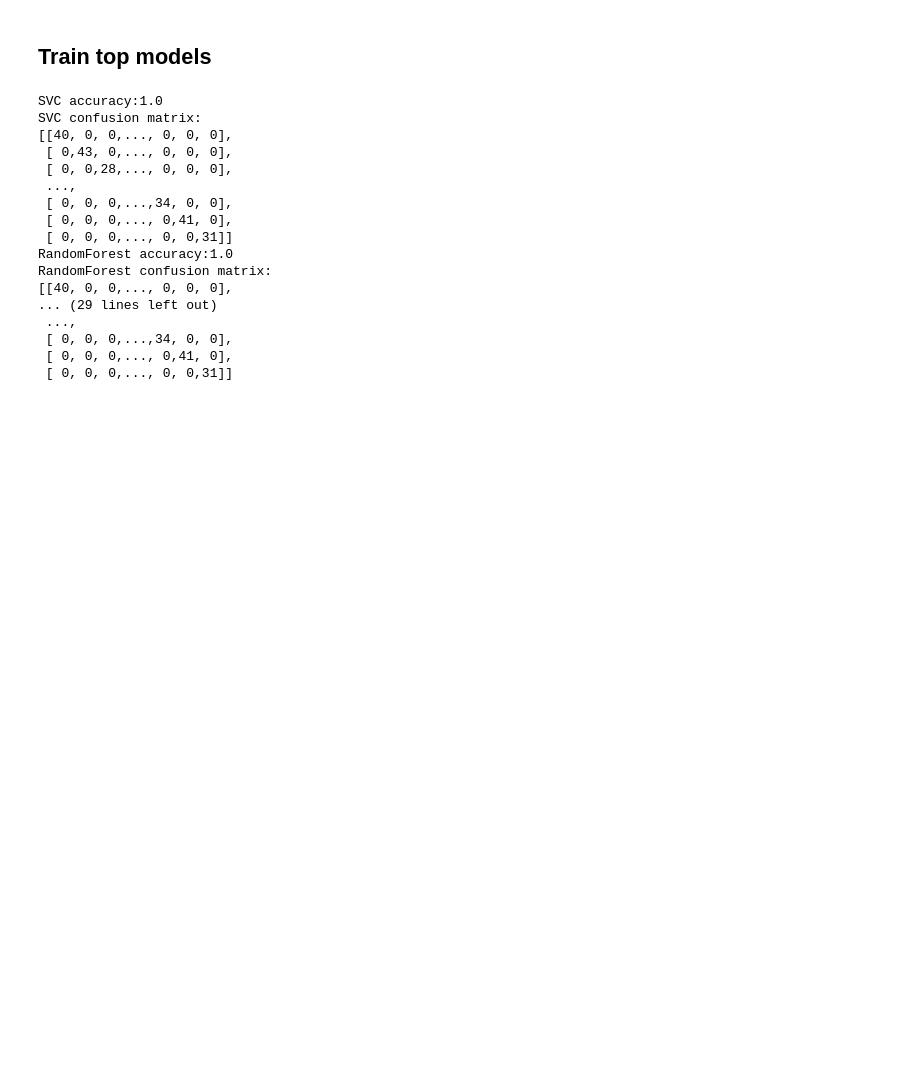
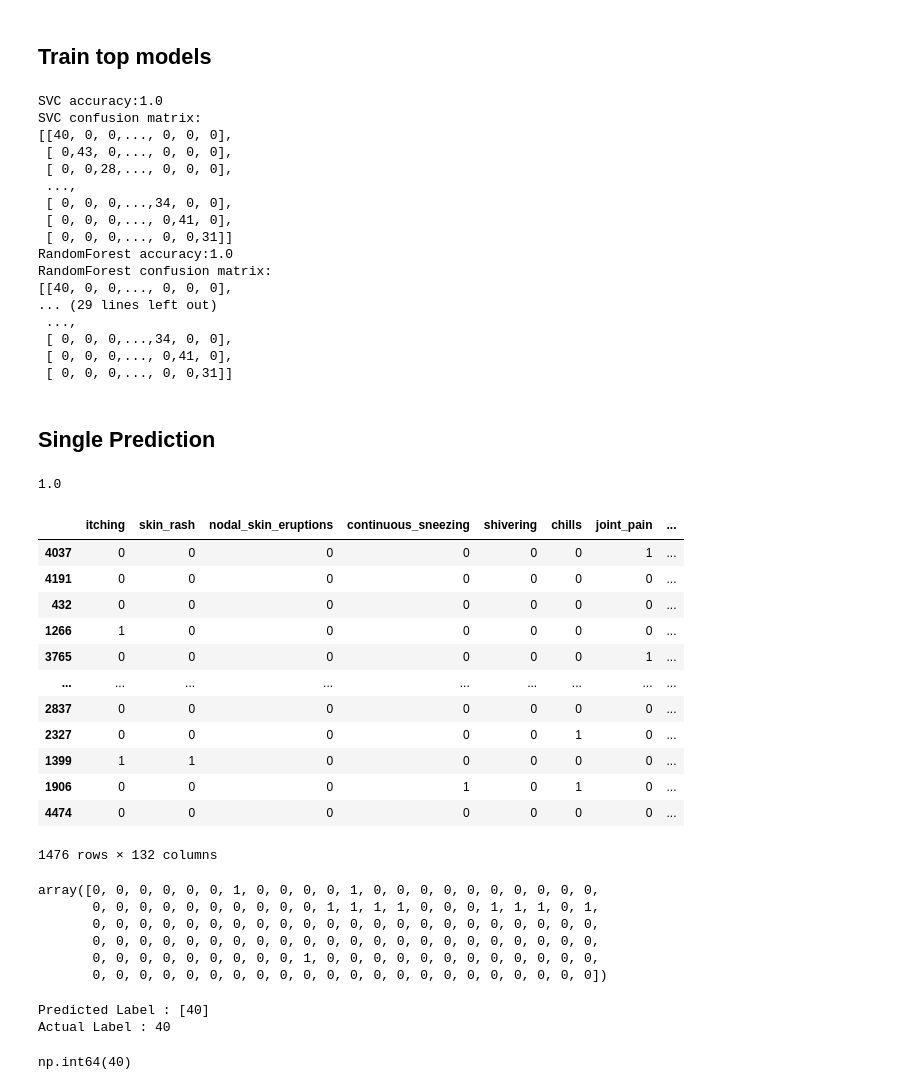
Before and after one commit to KaranManhas22/MediBot, a Jupyter notebook: Data Work.ipynb, the cells around one changed output. Cells and saved outputs as stored; diff of their text form; code cells hidden in the pictures; blank space fills up the shorter version.

```diff
--- a/Data Work.ipynb
+++ b/Data Work.ipynb
@@ -127,3 +127,12 @@ RandomForest confusion matrix:
  [ 0, 0, 0,...,34, 0, 0],
  [ 0, 0, 0,..., 0,41, 0],
  [ 0, 0, 0,..., 0, 0,31]]
+# %% [markdown]
+## Single Prediction
+# %%
+svc=SVC(kernel='linear')
+svc.fit(x_train,y_train)
+ypred=svc.predict(x_test)
+accuracy_score(y_test,ypred)
+# %% [output]
+1.0
@@ -129,0 +146,35 @@ RandomForest confusion matrix:
+# %%
+x_test
+# %% [output]
+|  | itching | skin_rash | nodal_skin_eruptions | continuous_sneezing | shivering | chills | joint_pain | ... |
+| 4037 | 0 | 0 | 0 | 0 | 0 | 0 | 1 | ... |
+| 4191 | 0 | 0 | 0 | 0 | 0 | 0 | 0 | ... |
+| 432 | 0 | 0 | 0 | 0 | 0 | 0 | 0 | ... |
+| 1266 | 1 | 0 | 0 | 0 | 0 | 0 | 0 | ... |
+| 3765 | 0 | 0 | 0 | 0 | 0 | 0 | 1 | ... |
+| ... | ... | ... | ... | ... | ... | ... | ... | ... |
+| 2837 | 0 | 0 | 0 | 0 | 0 | 0 | 0 | ... |
+| 2327 | 0 | 0 | 0 | 0 | 0 | 1 | 0 | ... |
+| 1399 | 1 | 1 | 0 | 0 | 0 | 0 | 0 | ... |
+| 1906 | 0 | 0 | 0 | 1 | 0 | 1 | 0 | ... |
+| 4474 | 0 | 0 | 0 | 0 | 0 | 0 | 0 | ... |
+1476 rows × 132 columns
+# %%
+x_test.iloc[0].values
+# %% [output]
+array([0, 0, 0, 0, 0, 0, 1, 0, 0, 0, 0, 1, 0, 0, 0, 0, 0, 0, 0, 0, 0, 0,
+       0, 0, 0, 0, 0, 0, 0, 0, 0, 0, 1, 1, 1, 1, 0, 0, 0, 1, 1, 1, 0, 1,
+       0, 0, 0, 0, 0, 0, 0, 0, 0, 0, 0, 0, 0, 0, 0, 0, 0, 0, 0, 0, 0, 0,
+       0, 0, 0, 0, 0, 0, 0, 0, 0, 0, 0, 0, 0, 0, 0, 0, 0, 0, 0, 0, 0, 0,
+       0, 0, 0, 0, 0, 0, 0, 0, 0, 1, 0, 0, 0, 0, 0, 0, 0, 0, 0, 0, 0, 0,
+       0, 0, 0, 0, 0, 0, 0, 0, 0, 0, 0, 0, 0, 0, 0, 0, 0, 0, 0, 0, 0, 0])
+# %%
+print("Predicted Label :",svc.predict(x_test.iloc[0].values.reshape(1,-1)))
+print("Actual Label :",y_test[0])
+# %% [output]
+Predicted Label : [40]
+Actual Label : 40
+# %%
+y_test[0]
+# %% [output]
+np.int64(40)
```
Also changed, not shown: parts of 2 cells of this notebook, 2 other files.
